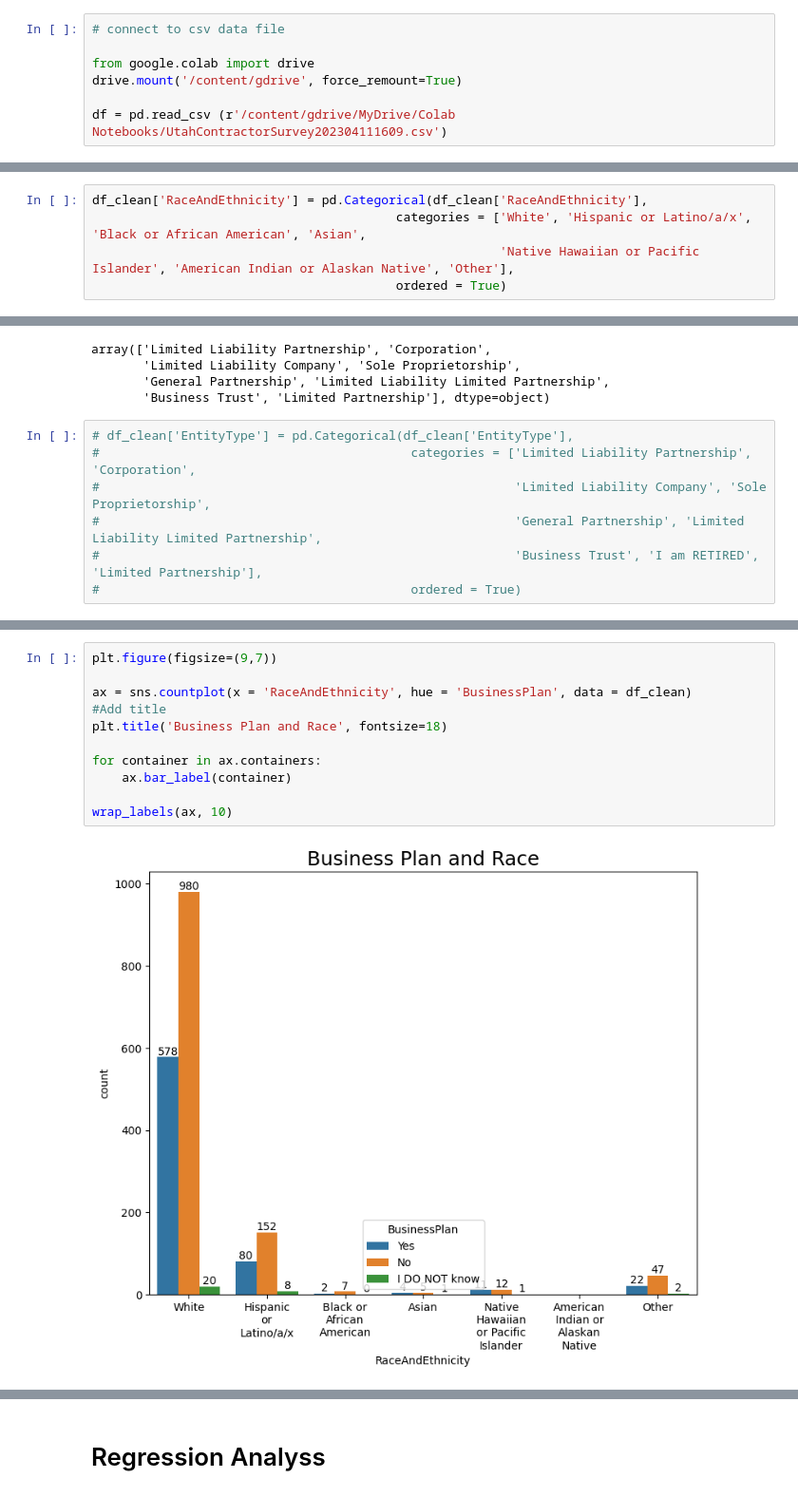
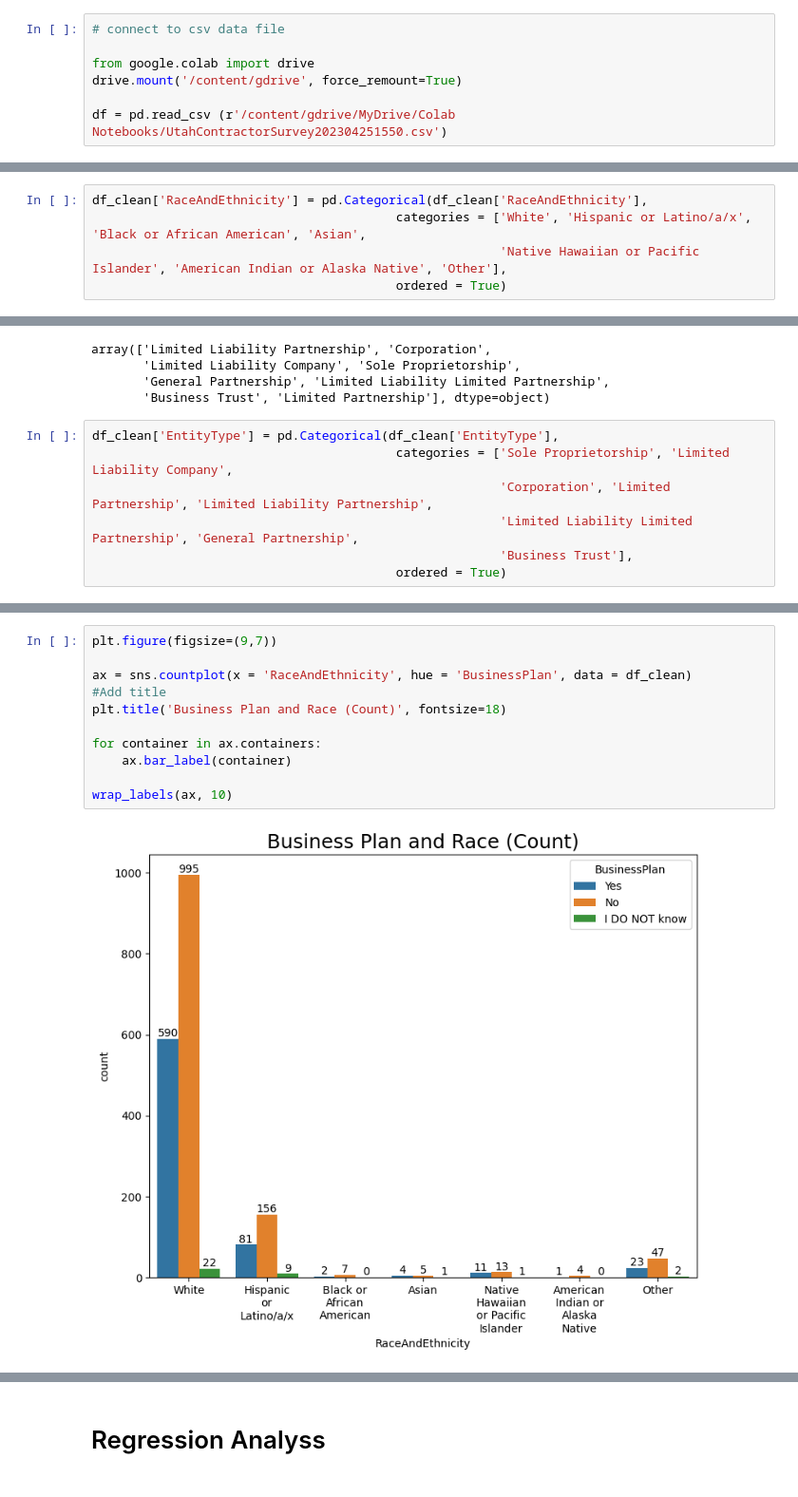
Before and after one commit to ramirezzzluisss/pythonprojects, a Jupyter notebook: HonorsThesis.ipynb, the cells around one changed output, grey strips where cells are left out. Shown at 95% size. Saved outputs shown, nothing was run; the diff lists cells and outputs as text.

```diff
--- a/HonorsThesis.ipynb
+++ b/HonorsThesis.ipynb
@@ -30,6 +30,6 @@ Drive already mounted at /content/drive; to attempt to forcibly remount, call dr
 from google.colab import drive
 drive.mount('/content/gdrive', force_remount=True)
 
-df = pd.read_csv (r'/content/gdrive/MyDrive/Colab Notebooks/UtahContractorSurvey202304111609.csv')
+df = pd.read_csv (r'/content/gdrive/MyDrive/Colab Notebooks/UtahContractorSurvey202304251550.csv')
 # %% [output]
 Mounted at /content/gdrive
@@ -150,0 +156,5 @@ df_clean.head(5)
+# %%
+df_clean['RaceAndEthnicity'] = pd.Categorical(df_clean['RaceAndEthnicity'],
+                                         categories = ['White', 'Hispanic or Latino/a/x', 'Black or African American', 'Asian',
+                                                       'Native Hawaiian or Pacific Islander', 'American Indian or Alaska Native', 'Other'],
+                                         ordered = True)
@@ -367,11 +337,6 @@ df_clean['Education'] = pd.Categorical(df_clean['Education'],
                                          categories = ['Less than high school', 'High school graduate or GED', 'Some college',
                                                        'Associates degree', 'Bachelors degree', 'Masters degree', 'Doctorate'],
                                          ordered = True)
-# %%
-df_clean['RaceAndEthnicity'] = pd.Categorical(df_clean['RaceAndEthnicity'],
-                                         categories = ['White', 'Hispanic or Latino/a/x', 'Black or African American', 'Asian',
-                                                       'Native Hawaiian or Pacific Islander', 'American Indian or Alaskan Native', 'Other'],
-                                         ordered = True)
 # %%
 plt.figure(figsize=(9,7))
 
@@ -426,10 +390,10 @@ array(['Limited Liability Partnership', 'Corporation',
        'General Partnership', 'Limited Liability Limited Partnership',
        'Business Trust', 'Limited Partnership'], dtype=object)
 # %%
-# df_clean['EntityType'] = pd.Categorical(df_clean['EntityType'],
-#                                          categories = ['Limited Liability Partnership', 'Corporation',
-#                                                        'Limited Liability Company', 'Sole Proprietorship',
-#                                                        'General Partnership', 'Limited Liability Limited Partnership',
-#                                                        'Business Trust', 'I am RETIRED', 'Limited Partnership'],
-#                                          ordered = True)
+df_clean['EntityType'] = pd.Categorical(df_clean['EntityType'],
+                                         categories = ['Sole Proprietorship', 'Limited Liability Company',
+                                                       'Corporation', 'Limited Partnership', 'Limited Liability Partnership',
+                                                       'Limited Liability Limited Partnership', 'General Partnership',
+                                                       'Business Trust'],
+                                         ordered = True)
 # %%
@@ -452,16 +418,16 @@ array(['Limited Liability Partnership', 'Corporation',
 # %%
 plt.figure(figsize=(9,7))
 
 ax = sns.countplot(x = 'RaceAndEthnicity', hue = 'BusinessPlan', data = df_clean)
 #Add title
-plt.title('Business Plan and Race', fontsize=18)
+plt.title('Business Plan and Race (Count)', fontsize=18)
 
 for container in ax.containers:
     ax.bar_label(container)
 
 wrap_labels(ax, 10)
 # %% [output]
-[figure, old version]
+[figure, new version]
 # %%
 plt.figure(figsize=(9,7))
 
```
Also changed, not shown: parts of 51 cells of this notebook.
